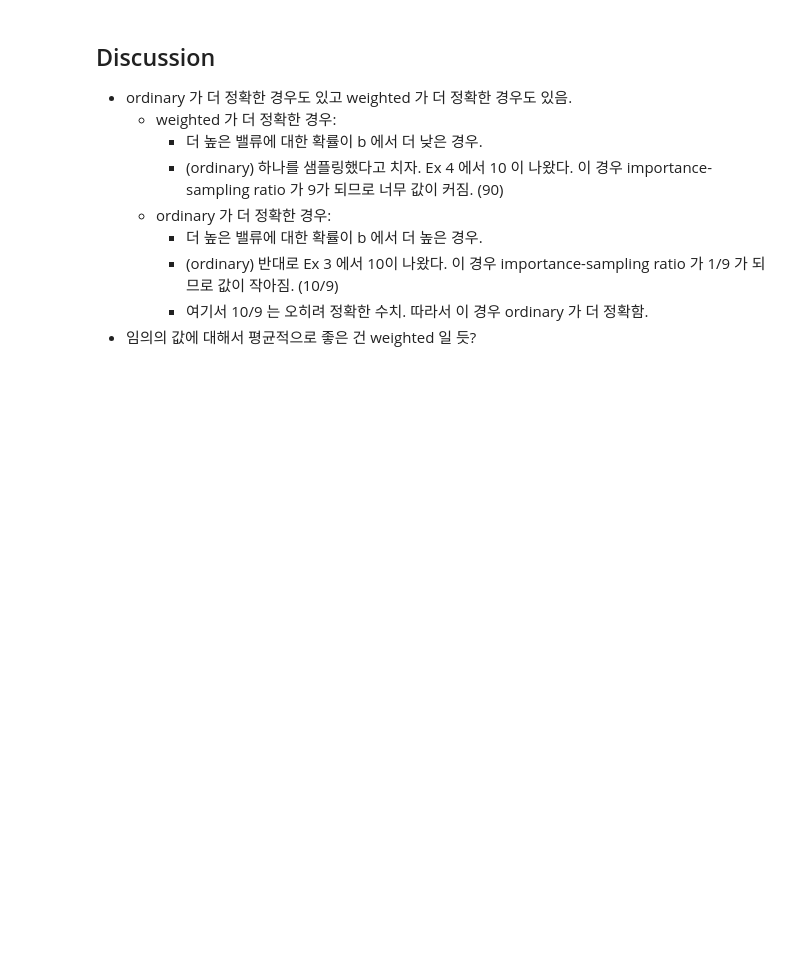
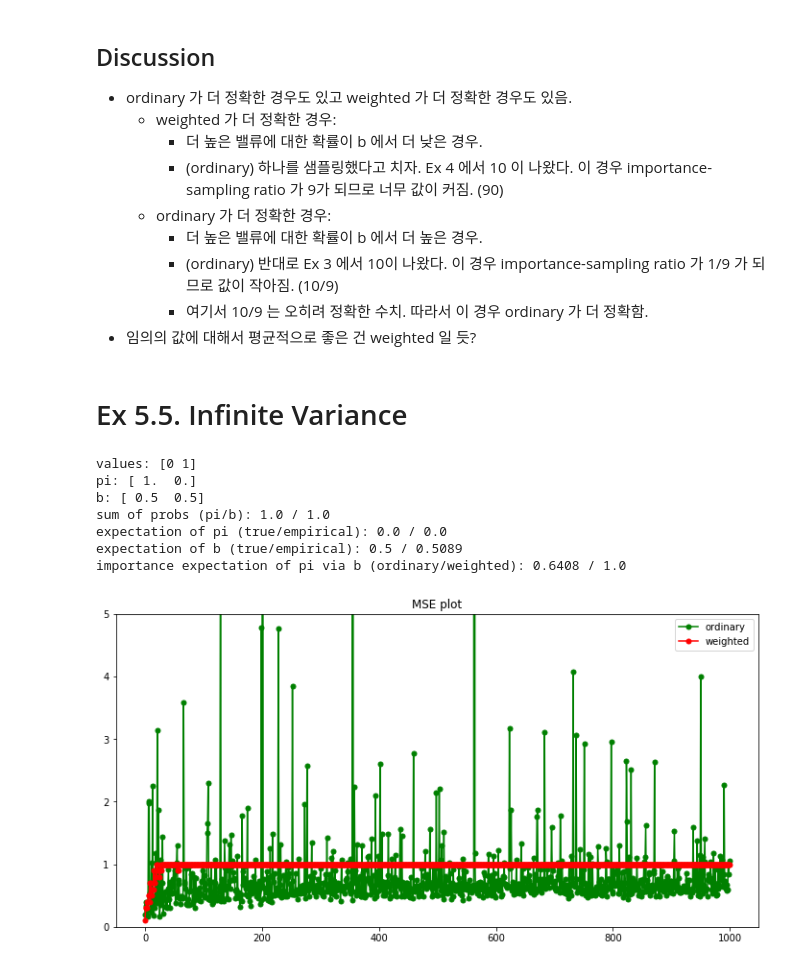
Before and after one commit to khanrc/ml.playground, a Jupyter notebook: RL/ch5.5-importance-sampling.ipynb, the cells around one changed output. Saved outputs shown, nothing was run; the diff lists cells and outputs as text; code cells hidden in the pictures; blank space fills up the shorter version.

Commit message:
add ex5.5. infinite variance

```diff
--- a/RL/ch5.5-importance-sampling.ipynb
+++ b/RL/ch5.5-importance-sampling.ipynb
@@ -155,3 +175,5 @@ importance expectation of pi via b (ordinary/weighted): 8.88426666667 / 9.077929
         - (ordinary) 반대로 Ex 3 에서 10이 나왔다. 이 경우 importance-sampling ratio 가 1/9 가 되므로 값이 작아짐. (10/9)
         - 여기서 10/9 는 오히려 정확한 수치. 따라서 이 경우 ordinary 가 더 정확함.
 - 임의의 값에 대해서 평균적으로 좋은 건 weighted 일 듯?
+# %% [markdown]
+# Ex 5.5. Infinite Variance
@@ -157,0 +245,16 @@ importance expectation of pi via b (ordinary/weighted): 8.88426666667 / 9.077929
+# %%
+v = np.array( [  0,   1])
+pi = np.array([1.0, 0.0])
+b = np.array( [0.5, 0.5])
+
+# 주의: expectation 은 reward 가 아닌 value 에 대한 expecatation
+experiment(v, pi, b, N=1000, R=10, plot_y_max=5)
+# %% [output]
+values: [0 1]
+pi: [ 1.  0.]
+b: [ 0.5  0.5]
+sum of probs (pi/b): 1.0 / 1.0
+expectation of pi (true/empirical): 0.0 / 0.0
+expectation of b (true/empirical): 0.5 / 0.5089
+importance expectation of pi via b (ordinary/weighted): 0.6408 / 1.0
+[figure, added]
```
Also changed, not shown: parts of 10 cells of this notebook.
